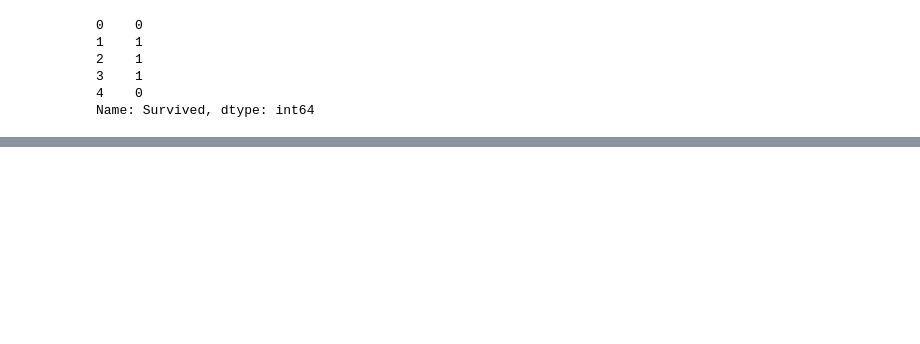
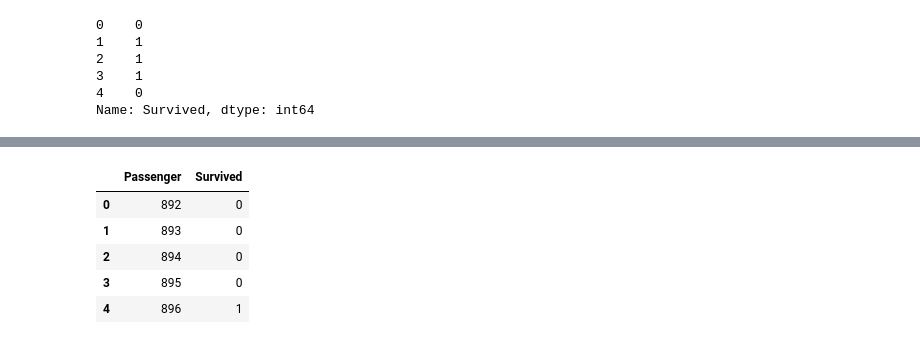
Before and after one commit to bjk116/TitanicSurvivors-Kaggle, a Jupyter notebook: Titanic DNN with TF.ipynb, the cells around one changed output, grey strips where cells are left out. Cells and saved outputs as stored; diff of their text form; code cells hidden in the pictures; blank space fills up the shorter version.

```diff
--- a/Titanic DNN with TF.ipynb
+++ b/Titanic DNN with TF.ipynb
@@ -152,0 +206,20 @@ INFO:tensorflow:Saving dict for global step 20000: accuracy = 0.813084, accuracy
+# %%
+to_export =[]
+
+for i in my_pred:
+    to_export.append(i['class_ids'][0])
+# %%
+export_table = pd.DataFrame()
+# %%
+export_table['Passenger'] = predict_data['PassengerId']
+# %%
+export_table['Survived'] = to_export
+# %%
+export_table.head()
+# %% [output]
+|  | Passenger | Survived |
+| 0 | 892 | 0 |
+| 1 | 893 | 0 |
+| 2 | 894 | 0 |
+| 3 | 895 | 0 |
+| 4 | 896 | 1 |
```
Also changed, not shown: parts of 16 cells of this notebook, 1 other file.
